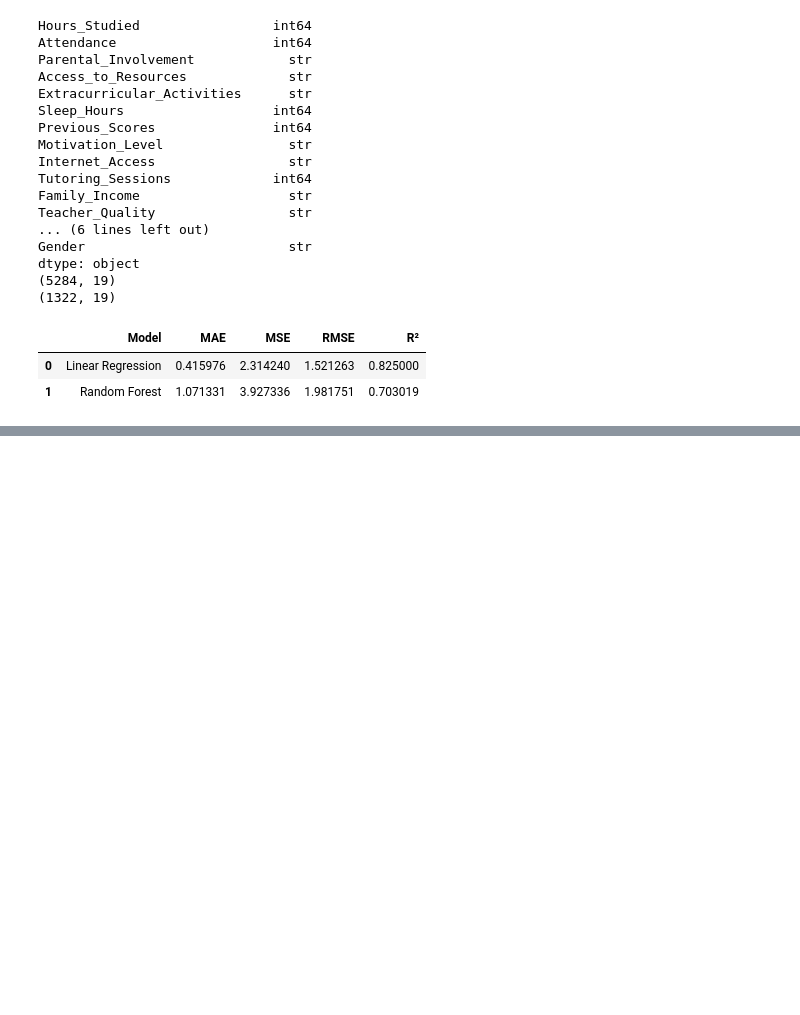
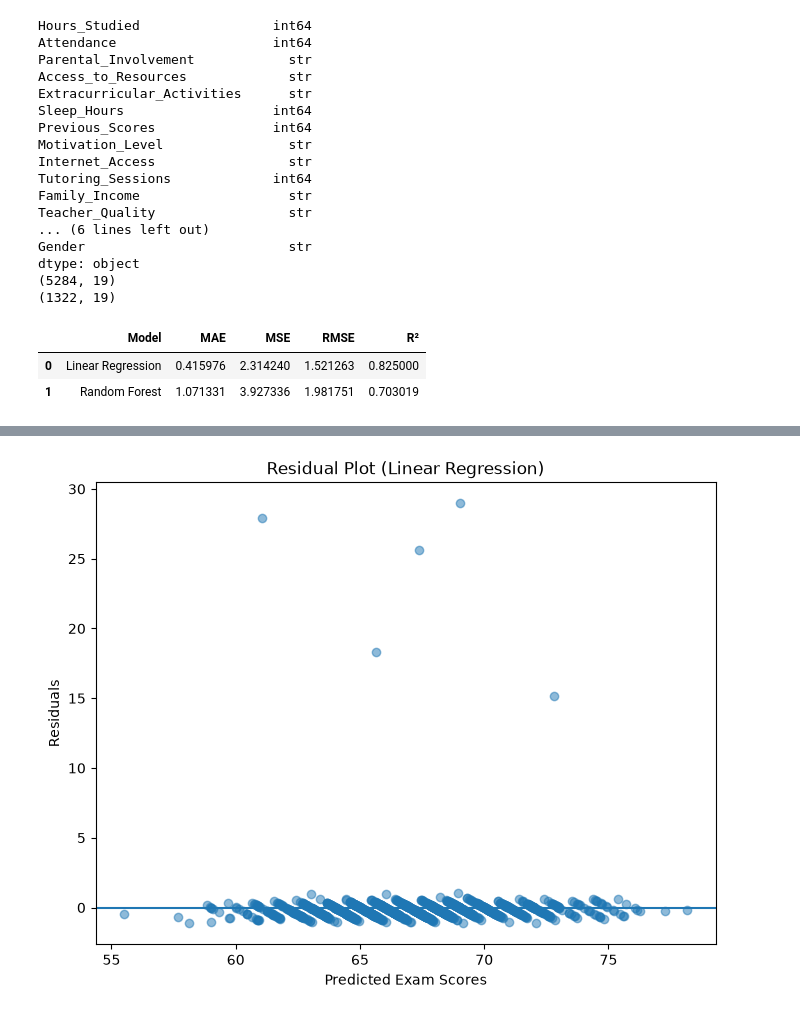
Before and after one commit to Hamsini242007/student-performance, a Jupyter notebook: notebook.ipynb, the cells around one changed output, grey strips where cells are left out. Saved outputs shown, nothing was run; the diff lists cells and outputs as text; code cells hidden in the pictures; blank space fills up the shorter version.

Commit message:
Analyse model predictions and residuals

```diff
--- a/notebook.ipynb
+++ b/notebook.ipynb
@@ -313,0 +339,3 @@ comparison
+# %%
+residuals=y_test-y_pred_linear
+print(residuals.describe())
@@ -313,0 +352,10 @@ comparison
+# %%
+plt.figure(figsize=(8,6))
+plt.scatter(y_pred_linear,residuals,alpha=0.5)
+plt.axhline(y=0)
+plt.xlabel("Predicted Exam Scores")
+plt.ylabel("Residuals")
+plt.title("Residual Plot (Linear Regression)")
+plt.show()
+# %% [output]
+[figure, added]
```
Also changed, not shown: parts of 4 cells of this notebook.
